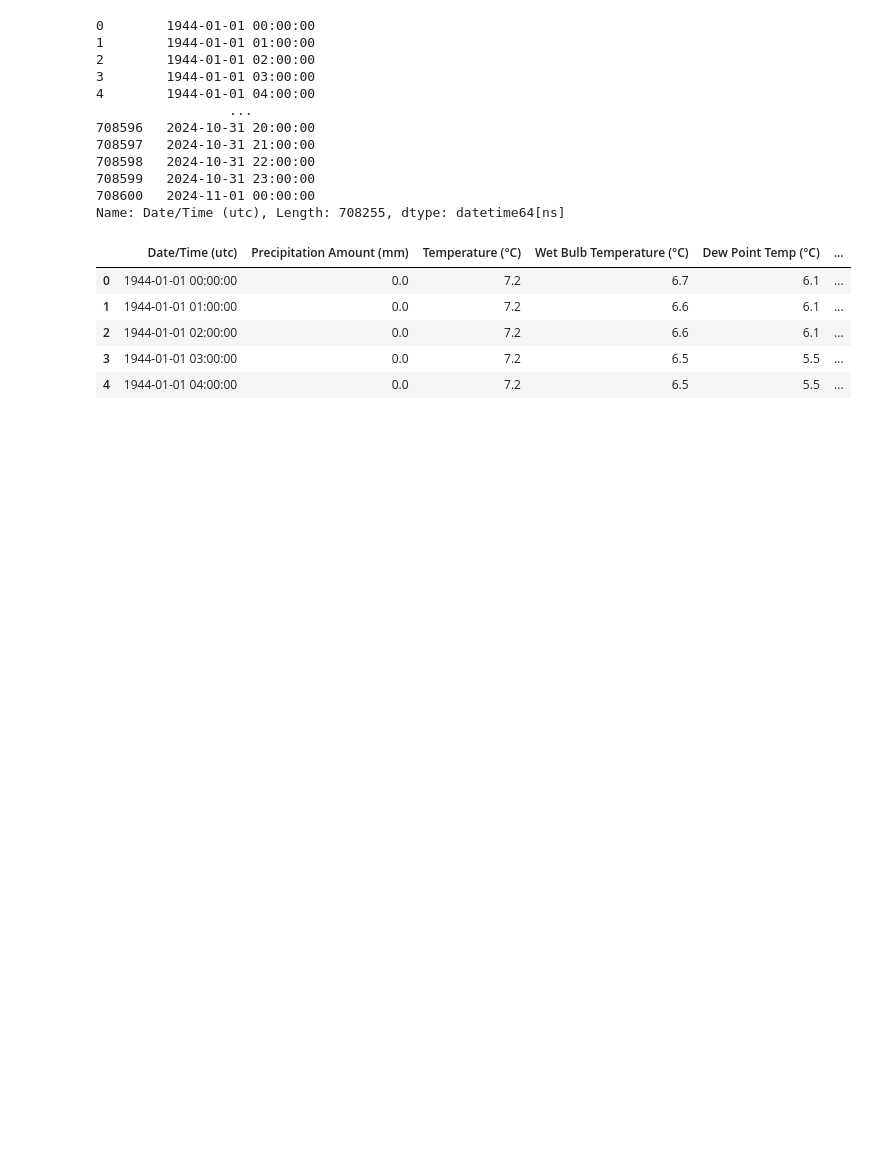
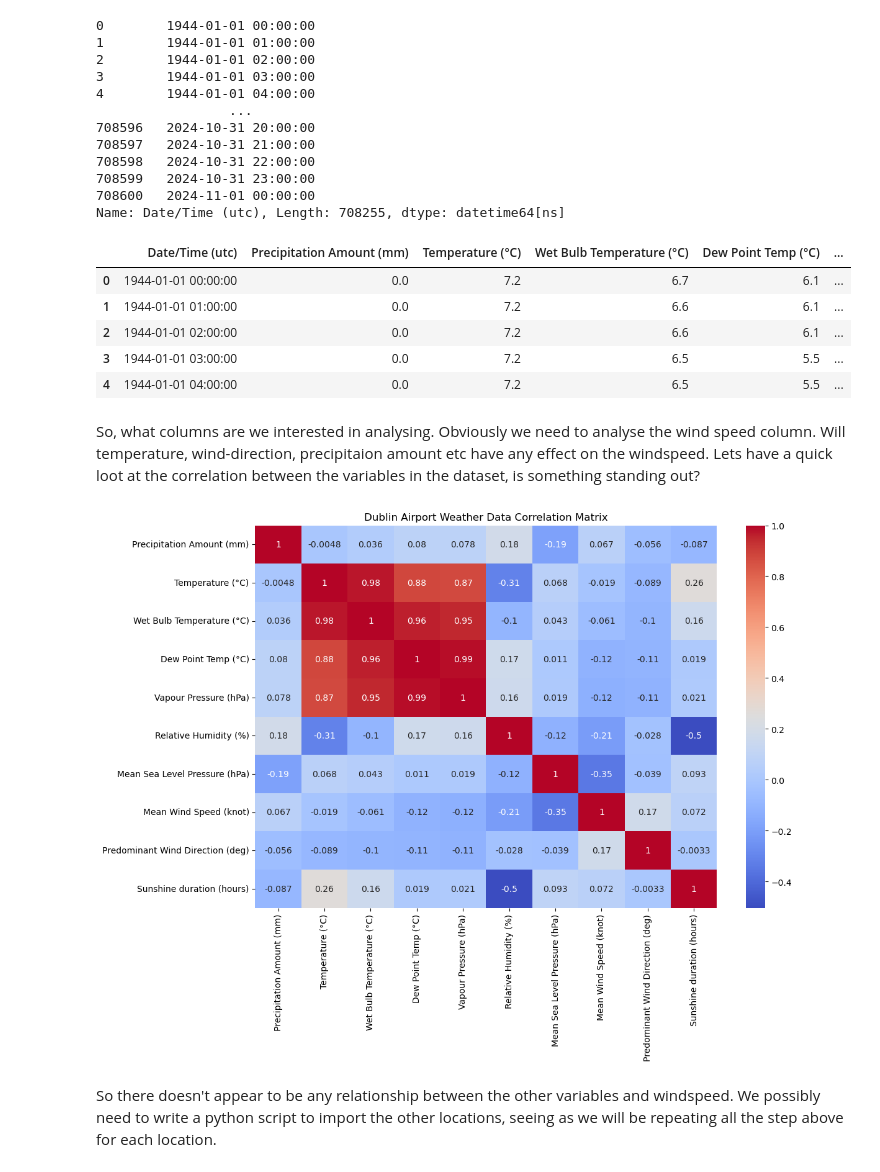
Before and after one commit to MikeCurleyCoosan/PFDA, a Jupyter notebook: PFDA_Project/windfarm.ipynb, the cells around one changed output. Drawn from its saved outputs; the diff is of its cells as text; code cells hidden in the pictures; blank space fills up the shorter version.

Commit message:
Adding correlation analysis on hly532_dublin_airport_hourly.csv data

```diff
--- a/PFDA_Project/windfarm.ipynb
+++ b/PFDA_Project/windfarm.ipynb
@@ -166,3 +166,24 @@ Name: Date/Time (utc), Length: 708255, dtype: datetime64[ns]
 | 2 | 1944-01-01 02:00:00 | 0.0 | 7.2 | 6.6 | 6.1 | ... |
 | 3 | 1944-01-01 03:00:00 | 0.0 | 7.2 | 6.5 | 5.5 | ... |
 | 4 | 1944-01-01 04:00:00 | 0.0 | 7.2 | 6.5 | 5.5 | ... |
+# %% [markdown]
+So, what columns are we interested in analysing. Obviously we need to analyse the wind speed column. Will temperature, wind-direction, precipitaion amount etc have any effect on the windspeed. Lets have a quick loot at the correlation between the variables in the dataset, is something standing out?
+# %%
+#Drop columns that are not needed for correlation analysis
+correlation_df = df.drop(columns=['Date/Time (utc)', 'Present Weather', 'Past Weather', 'Visibility', 'Cloud Height (ft * 100s)', 'Cloud amount', 'Month', 'Year'])
+
+#Correlate the data to see if there are any relationships between the variables
+correlation = correlation_df.corr()
+# %%
+ #Plot the correlation matrix
+
+
+
+plt.figure(figsize=(12, 8))
+sns.heatmap(correlation, annot=True, cmap='coolwarm')
+plt.title('Dublin Airport Weather Data Correlation Matrix')
+plt.show()
+# %% [output]
+[figure, added]
+# %% [markdown]
+So there doesn't appear to be any relationship between the other variables and windspeed. We possibly need to write a python script to import the other locations, seeing as we will be repeating all the step above for each location.
```
Also changed, not shown: parts of 1 cell of this notebook.
